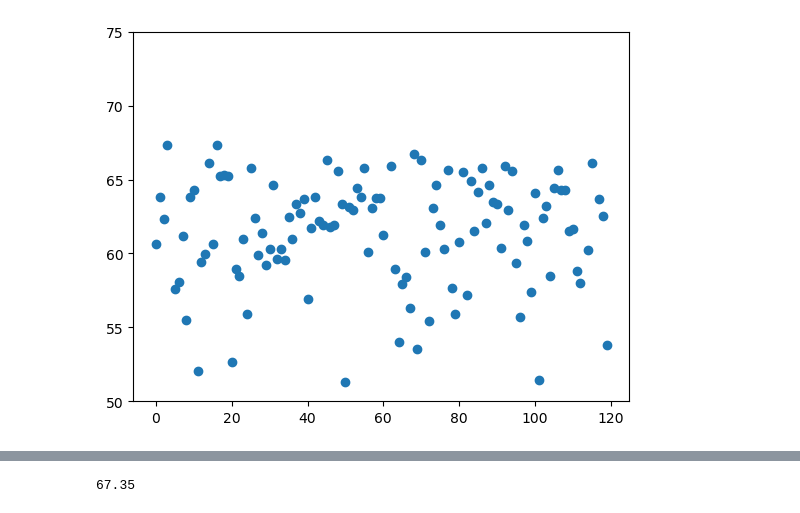
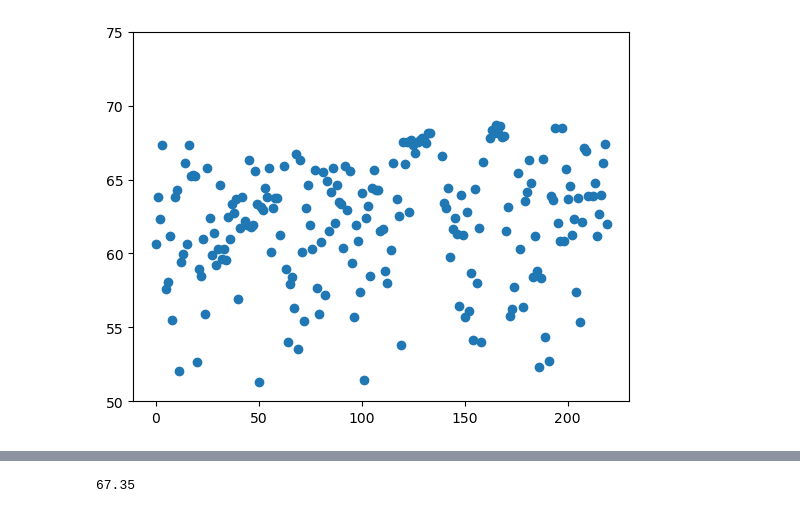
Before and after one commit to qhy991/AICAS, a Jupyter notebook: analysis/cifar100_accuracy_improvement_plan.ipynb, the cells around one changed output, grey strips where cells are left out. Drawn from its saved outputs; the diff is of its cells as text; code cells hidden in the pictures.

```diff
--- a/analysis/cifar100_accuracy_improvement_plan.ipynb
+++ b/analysis/cifar100_accuracy_improvement_plan.ipynb
@@ -1,24 +1,24 @@
 # %%
 import os
 import matplotlib.pyplot as plt
 import tqdm
 import torch
 import numpy as np
 doc_path = "/home/qhy/Reserach/AICAS/log/cifar100"
 pathlist = os.listdir(doc_path)
 acc = []
-acc_map = np.zeros(120)
+acc_map = np.zeros(220)
 for p in tqdm.tqdm(pathlist):
     model_path = os.path.join(doc_path,p,"best_ckpt.pth")
     model_param = torch.load(model_path)
     # acc.append(model_param['max_accuracy'])
     if len(p.split("-")[0]) < 5:
         acc_map[int(p.split("-")[0])] = model_param['max_accuracy']
 # plt.scatter(range(len(acc)),acc)
 # plt.ylim(50,75)
 # plt.show()
-plt.scatter(range(120),acc_map)
+plt.scatter(range(220),acc_map)
 plt.ylim(50,75)
 plt.show()
 # %% [output]
-[figure, old version]
+[figure, new version]
```
Also changed, not shown: parts of 4 cells of this notebook, 27 other files.
